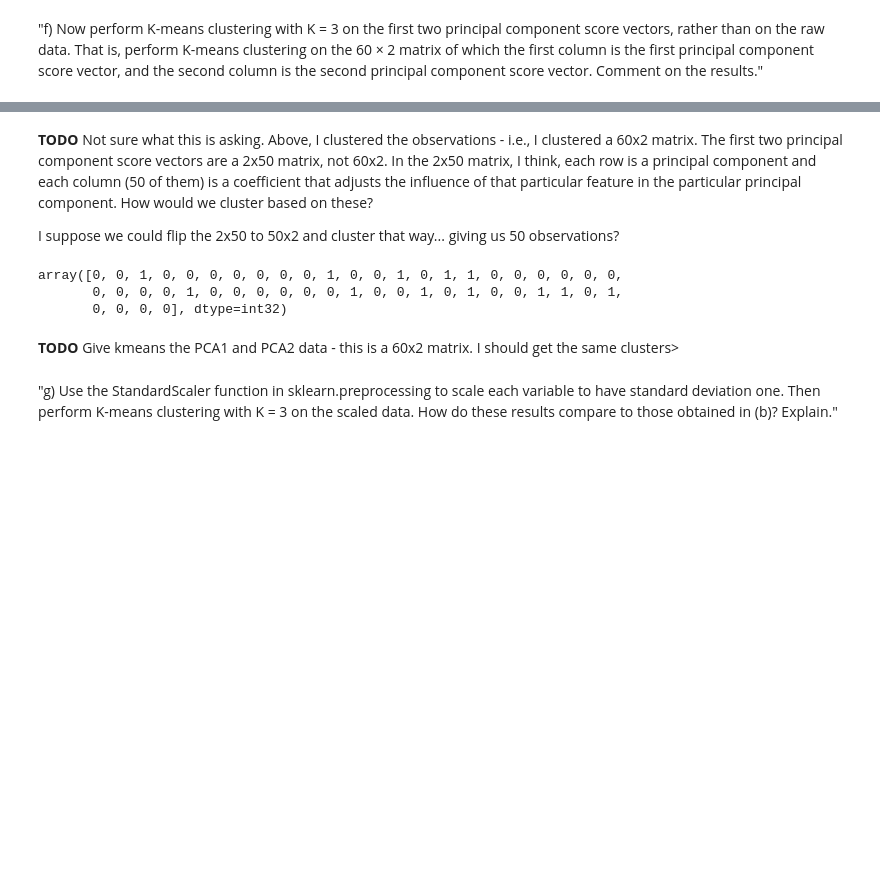
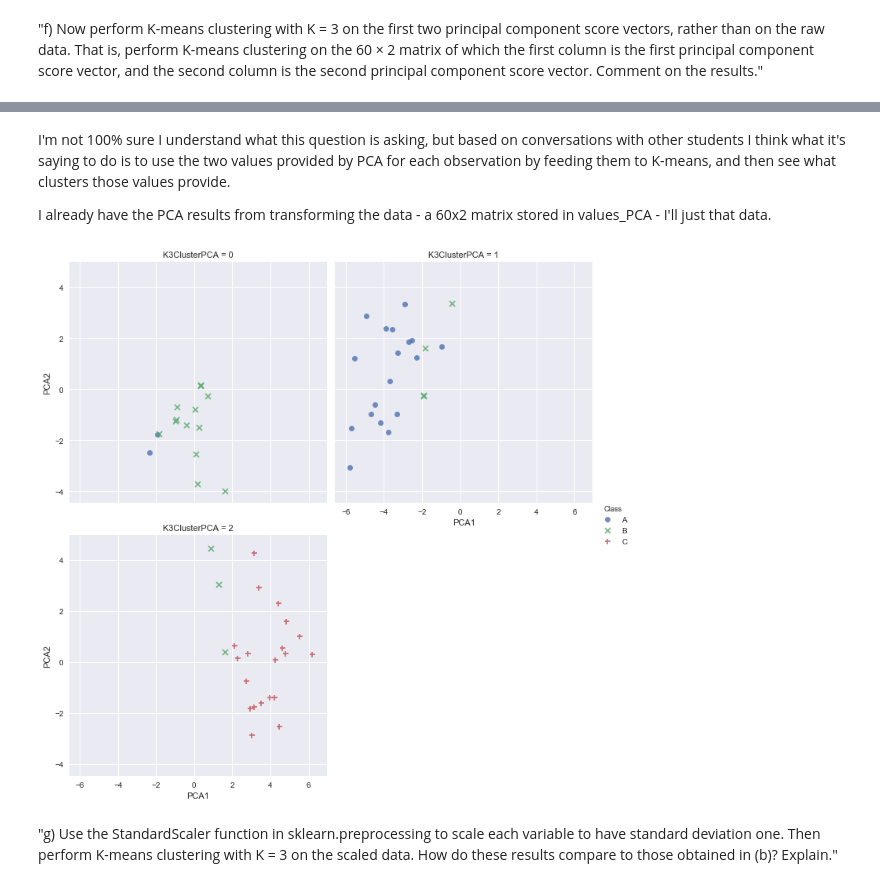
Before and after one commit to aenfield/Data558, a Jupyter notebook: Week04/EnfieldAndrew-HW4.ipynb, the cells around one changed output, grey strips where cells are left out. Cells and saved outputs as stored; diff of their text form; code cells hidden in the pictures; blank space fills up the shorter version.

Commit message:
finished a few scattered todos, and answered question five.

```diff
--- a/Week04/EnfieldAndrew-HW4.ipynb
+++ b/Week04/EnfieldAndrew-HW4.ipynb
@@ -250,4 +248,0 @@ pca.components_.shape
-# %% [markdown]
-**TODO** Not sure what this is asking. Above, I clustered the observations - i.e., I clustered a 60x2 matrix. The first two principal component score vectors are a 2x50 matrix, not 60x2. In the 2x50 matrix, I think, each row is a principal component and each column (50 of them) is a coefficient that adjusts the influence of that particular feature in the particular principal component. How would we cluster based on these?
-
-I suppose we could flip the 2x50 to 50x2 and cluster that way... giving us 50 observations?
@@ -258,11 +249,11 @@ y_kmeans = k.predict(pca.components_.T)
-# %%
-y_kmeans
-# %% [output]
-array([0, 0, 1, 0, 0, 0, 0, 0, 0, 0, 1, 0, 0, 1, 0, 1, 1, 0, 0, 0, 0, 0, 0,
-       0, 0, 0, 0, 1, 0, 0, 0, 0, 0, 0, 1, 0, 0, 1, 0, 1, 0, 0, 1, 1, 0, 1,
-       0, 0, 0, 0], dtype=int32)
-# %% [markdown]
-**TODO** Give kmeans the PCA1 and PCA2 data - this is a 60x2 matrix. I should get the same clusters>
+# %% [markdown]
+I'm not 100% sure I understand what this question is asking, but based on conversations with other students I think what it's saying to do is to use the two values provided by PCA for each observation by feeding them to K-means, and then see what clusters those values provide.
+
+I already have the PCA results from transforming the data - a 60x2 matrix stored in values_PCA - I'll just that data.
+# %%
+cluster_with_kmeans_and_plot(3, values_PCA, "K3ClusterPCA")
+# %% [output]
+[figure, added]
 # %% [markdown]
 "g) Use the StandardScaler function in sklearn.preprocessing to scale each variable to have standard deviation one. Then perform K-means clustering with K = 3 on the scaled data. How do these results compare to those obtained in (b)? Explain."
 # %% [markdown]
```
Also changed, not shown: parts of 8 cells of this notebook.
